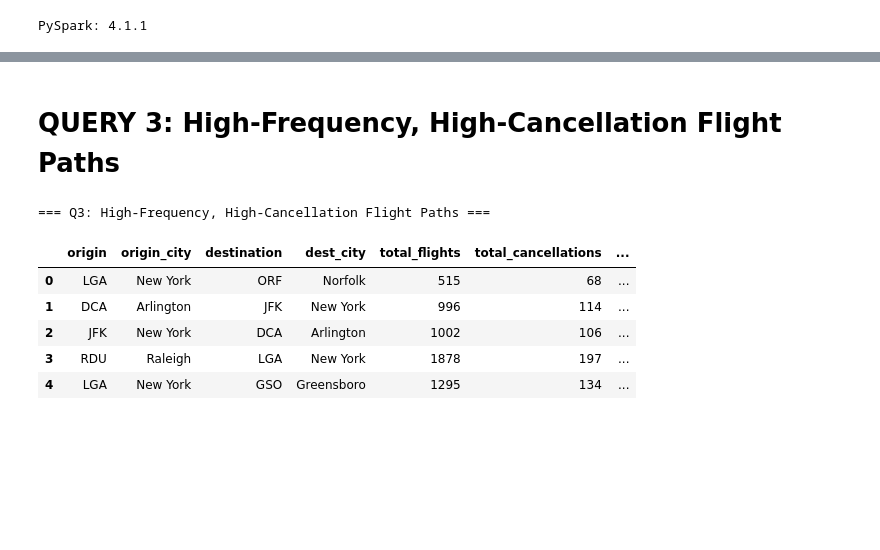
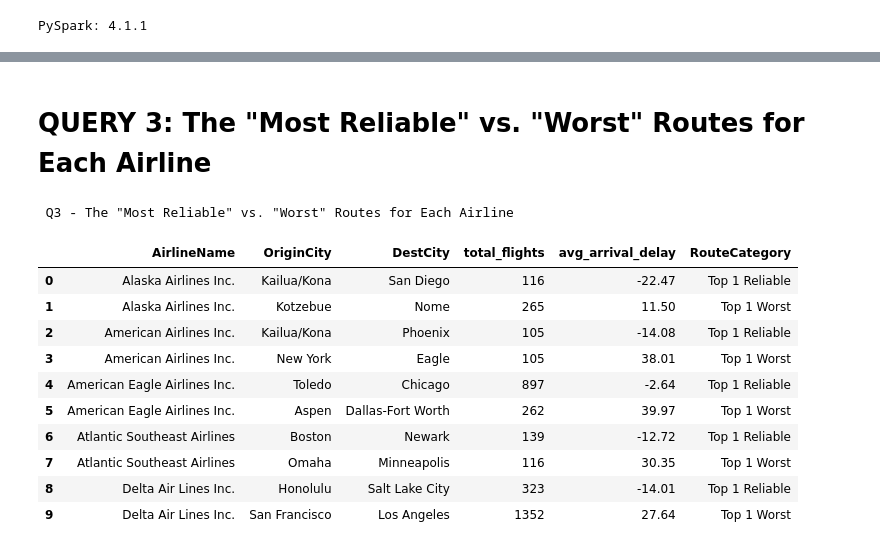
Before and after one commit to lieukim/BigData_Nhom1, a Jupyter notebook: Queries_P1.ipynb, the cells around one changed output, grey strips where cells are left out. Drawn from its saved outputs; the diff is of its cells as text; code cells hidden in the pictures; blank space fills up the shorter version.

```diff
--- a/Queries_P1.ipynb
+++ b/Queries_P1.ipynb
@@ -135,36 +185,50 @@ df2.head()
 # %% [markdown]
-# QUERY 3: High-Frequency, High-Cancellation Flight Paths
+# QUERY 3: The "Most Reliable" vs. "Worst" Routes for Each Airline
 # %%
 query3 = spark.sql("""
+    WITH RouteStats AS (
+        SELECT
+            al.AIRLINE as AirlineName,
+            ap1.CITY as OriginCity,
+            ap2.CITY as DestCity,
+            COUNT(*) as total_flights,
+            ROUND(AVG(f.ARRIVAL_DELAY), 2) as avg_arrival_delay,
+            RANK() OVER(PARTITION BY al.AIRLINE ORDER BY AVG(f.ARRIVAL_DELAY) ASC) as reliable_rank,
+            RANK() OVER(PARTITION BY al.AIRLINE ORDER BY AVG(f.ARRIVAL_DELAY) DESC) as worst_rank
+        FROM flights f
+        JOIN airlines al ON f.AIRLINE = al.IATA_CODE
+        JOIN airports ap1 ON f.ORIGIN_AIRPORT = ap1.IATA_CODE
+        JOIN airports ap2 ON f.DESTINATION_AIRPORT = ap2.IATA_CODE
+        WHERE f.CANCELLED = 0 AND f.ARRIVAL_DELAY IS NOT NULL
+        GROUP BY al.AIRLINE, ap1.CITY, ap2.CITY
+        HAVING COUNT(*) > 100
+    )
     SELECT
-        f.ORIGIN_AIRPORT                                                        AS origin,
-        ap1.CITY                                                                AS origin_city,
-        f.DESTINATION_AIRPORT                                                   AS destination,
-        ap2.CITY                                                                AS dest_city,
-        COUNT(*)                                                                AS total_flights,
-        SUM(f.CANCELLED)                                                        AS total_cancellations,
-        ROUND(SUM(f.CANCELLED) * 100.0 / COUNT(*), 2)                          AS cancellation_rate_pct,
-        SUM(CASE WHEN f.CANCELLATION_REASON = 'A' THEN 1 ELSE 0 END)           AS cancelled_by_airline,
-        SUM(CASE WHEN f.CANCELLATION_REASON = 'B' THEN 1 ELSE 0 END)           AS cancelled_by_weather,
-        SUM(CASE WHEN f.CANCELLATION_REASON = 'C' THEN 1 ELSE 0 END)           AS cancelled_by_nas,
-        SUM(CASE WHEN f.CANCELLATION_REASON = 'D' THEN 1 ELSE 0 END)           AS cancelled_by_security
-    FROM flights f
-    LEFT JOIN airports ap1 ON f.ORIGIN_AIRPORT      = ap1.IATA_CODE
-    LEFT JOIN airports ap2 ON f.DESTINATION_AIRPORT = ap2.IATA_CODE
-    GROUP BY f.ORIGIN_AIRPORT, ap1.CITY, f.DESTINATION_AIRPORT, ap2.CITY
-    HAVING COUNT(*) >= 500                        -- chỉ xét route tần suất cao
-       AND SUM(f.CANCELLED) * 100.0 / COUNT(*) >= 2.0  -- tỷ lệ hủy >= 2%
-    ORDER BY cancellation_rate_pct DESC, total_flights DESC
-    LIMIT 20
+        AirlineName,
+        OriginCity,
+        DestCity,
+        total_flights,
+        avg_arrival_delay,
+        CASE
+            WHEN reliable_rank = 1 THEN 'Top 1 Reliable'
+            WHEN worst_rank = 1 THEN 'Top 1 Worst'
+        END as RouteCategory
+    FROM RouteStats
+    WHERE reliable_rank = 1 OR worst_rank = 1
+    ORDER BY AirlineName, RouteCategory
 """)
 df3 = query3.toPandas()
-print("=== Q3: High-Frequency, High-Cancellation Flight Paths ===")
-df3.head()
+print('\n Q3 - The "Most Reliable" vs. "Worst" Routes for Each Airline ')
 # %% [output]
-=== Q3: High-Frequency, High-Cancellation Flight Paths ===
+ Q3 - The "Most Reliable" vs. "Worst" Routes for Each Airline
-|  | origin | origin_city | destination | dest_city | total_flights | total_cancellations | ... |
-| 0 | LGA | New York | ORF | Norfolk | 515 | 68 | ... |
-| 1 | DCA | Arlington | JFK | New York | 996 | 114 | ... |
-| 2 | JFK | New York | DCA | Arlington | 1002 | 106 | ... |
-| 3 | RDU | Raleigh | LGA | New York | 1878 | 197 | ... |
-| 4 | LGA | New York | GSO | Greensboro | 1295 | 134 | ... |
+|  | AirlineName | OriginCity | DestCity | total_flights | avg_arrival_delay | RouteCategory |
+| 0 | Alaska Airlines Inc. | Kailua/Kona | San Diego | 116 | -22.47 | Top 1 Reliable |
+| 1 | Alaska Airlines Inc. | Kotzebue | Nome | 265 | 11.50 | Top 1 Worst |
+| 2 | American Airlines Inc. | Kailua/Kona | Phoenix | 105 | -14.08 | Top 1 Reliable |
+| 3 | American Airlines Inc. | New York | Eagle | 105 | 38.01 | Top 1 Worst |
+| 4 | American Eagle Airlines Inc. | Toledo | Chicago | 897 | -2.64 | Top 1 Reliable |
+| 5 | American Eagle Airlines Inc. | Aspen | Dallas-Fort Worth | 262 | 39.97 | Top 1 Worst |
+| 6 | Atlantic Southeast Airlines | Boston | Newark | 139 | -12.72 | Top 1 Reliable |
+| 7 | Atlantic Southeast Airlines | Omaha | Minneapolis | 116 | 30.35 | Top 1 Worst |
+| 8 | Delta Air Lines Inc. | Honolulu | Salt Lake City | 323 | -14.01 | Top 1 Reliable |
+| 9 | Delta Air Lines Inc. | San Francisco | Los Angeles | 1352 | 27.64 | Top 1 Worst |
```
Also changed, not shown: parts of 15 cells of this notebook, 1 other file.
